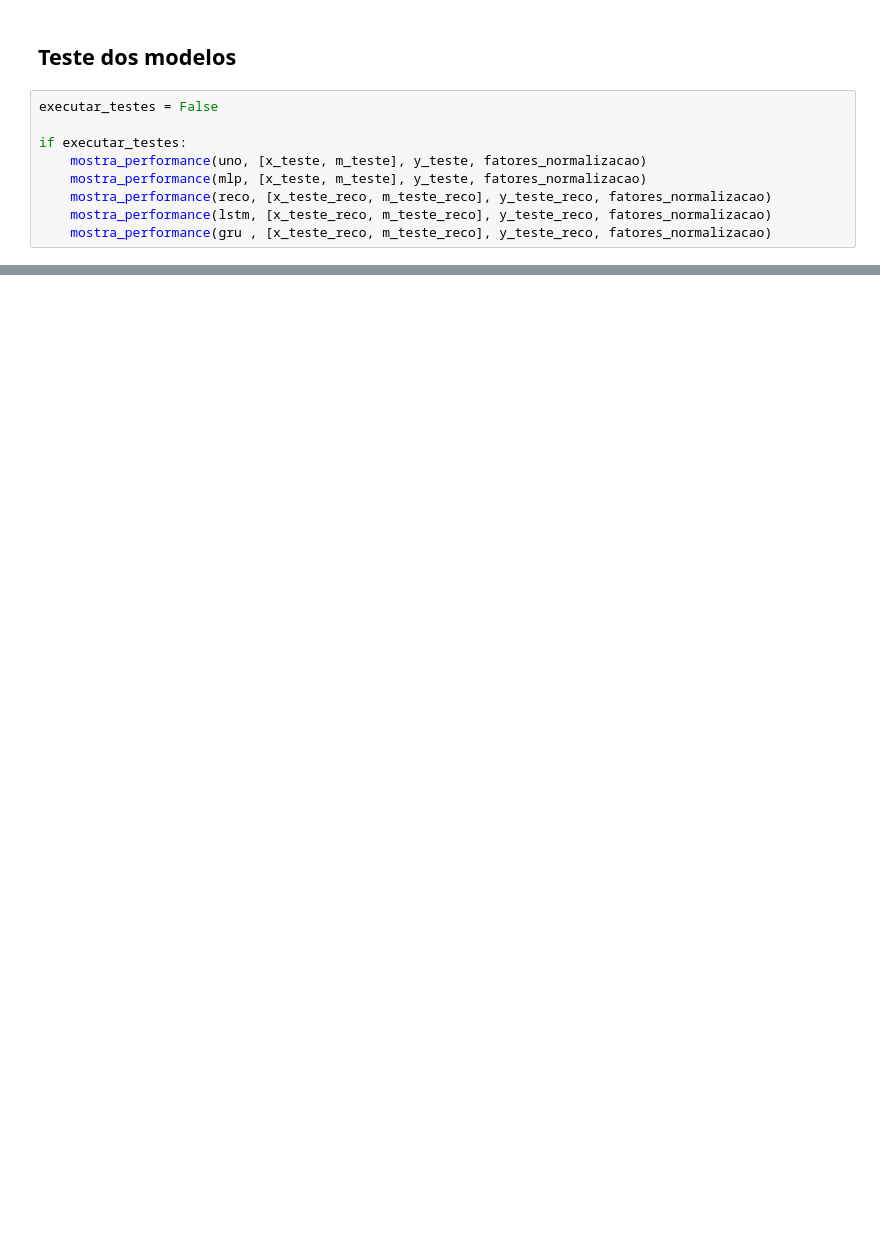
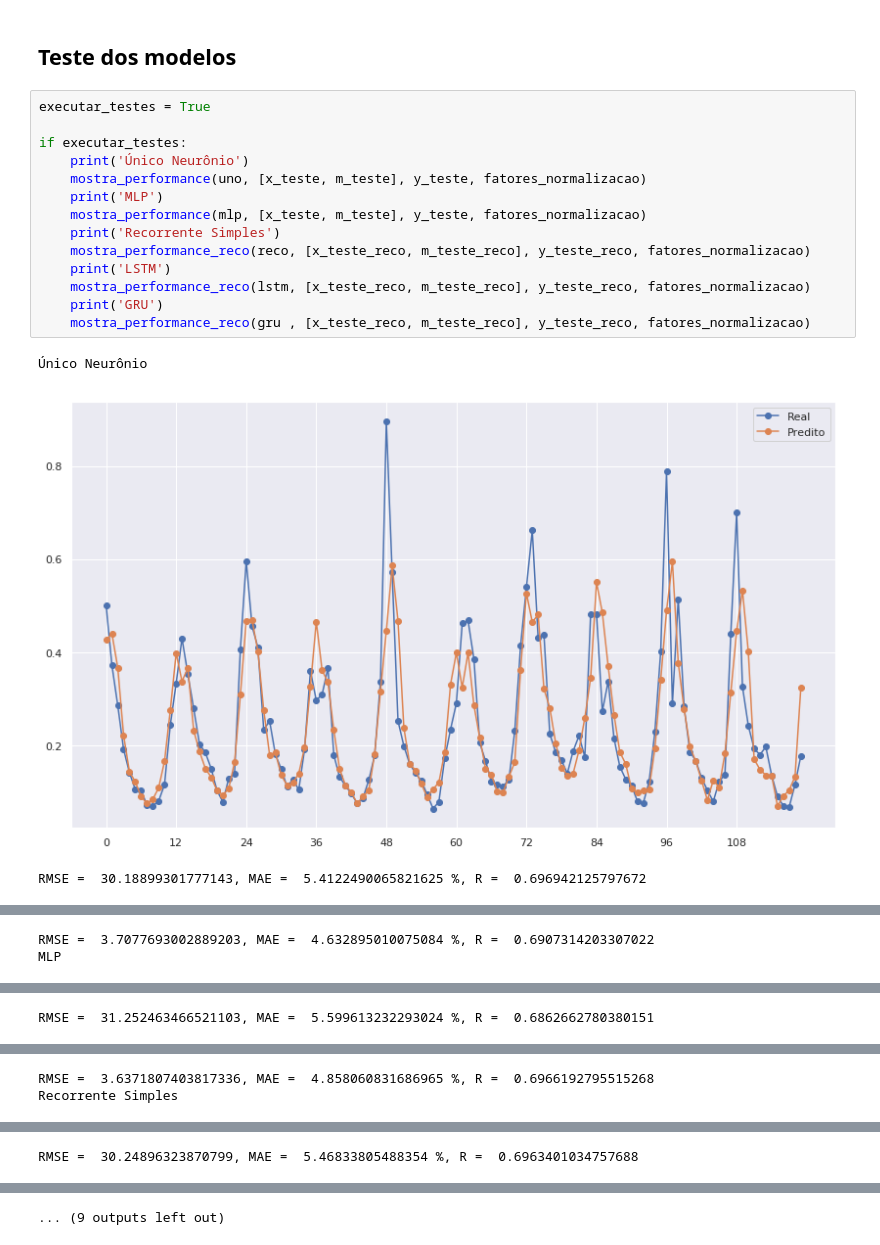
Before and after one commit to Gabrui/papers, a Jupyter notebook: IEEE_vazao_rios/vazao_rios.ipynb, the cells around one changed output, grey strips where cells are left out. Saved outputs shown, nothing was run; the diff lists cells and outputs as text; blank space fills up the shorter version.

```diff
--- a/IEEE_vazao_rios/vazao_rios.ipynb
+++ b/IEEE_vazao_rios/vazao_rios.ipynb
@@ -513,11 +508,20 @@ RMSE =  2.967739188202728, MAE =  4.390725097848225 %, R =  0.6810300321324969
 # %% [markdown]
 ## Teste dos modelos
 # %%
-executar_testes = False
+executar_testes = True
 
 if executar_testes:
+    print('Único Neurônio')
     mostra_performance(uno, [x_teste, m_teste], y_teste, fatores_normalizacao)
+    print('MLP')
     mostra_performance(mlp, [x_teste, m_teste], y_teste, fatores_normalizacao)
-    mostra_performance(reco, [x_teste_reco, m_teste_reco], y_teste_reco, fatores_normalizacao)
-    mostra_performance(lstm, [x_teste_reco, m_teste_reco], y_teste_reco, fatores_normalizacao)
-    mostra_performance(gru , [x_teste_reco, m_teste_reco], y_teste_reco, fatores_normalizacao)
+    print('Recorrente Simples')
+    mostra_performance_reco(reco, [x_teste_reco, m_teste_reco], y_teste_reco, fatores_normalizacao)
+    print('LSTM')
+    mostra_performance_reco(lstm, [x_teste_reco, m_teste_reco], y_teste_reco, fatores_normalizacao)
+    print('GRU')
+    mostra_performance_reco(gru , [x_teste_reco, m_teste_reco], y_teste_reco, fatores_normalizacao)
+# %% [output]
+Único Neurônio
+[figure, added]
+RMSE =  30.18899301777143, MAE =  5.4122490065821625 %, R =  0.696942125797672
@@ -523,0 +529,2 @@ if executar_testes:
+RMSE =  3.7077693002889203, MAE =  4.632895010075084 %, R =  0.6907314203307022
+MLP
@@ -523,0 +532 @@ if executar_testes:
+RMSE =  31.252463466521103, MAE =  5.599613232293024 %, R =  0.6862662780380151
@@ -523,0 +534,2 @@ if executar_testes:
+RMSE =  3.6371807403817336, MAE =  4.858060831686965 %, R =  0.6966192795515268
+Recorrente Simples
@@ -523,0 +537 @@ if executar_testes:
+RMSE =  30.24896323870799, MAE =  5.46833805488354 %, R =  0.6963401034757688
@@ -523,0 +539 @@ if executar_testes:
+... (9 outputs left out)
```
Also changed, not shown: parts of 5 cells of this notebook, 6 other files.
